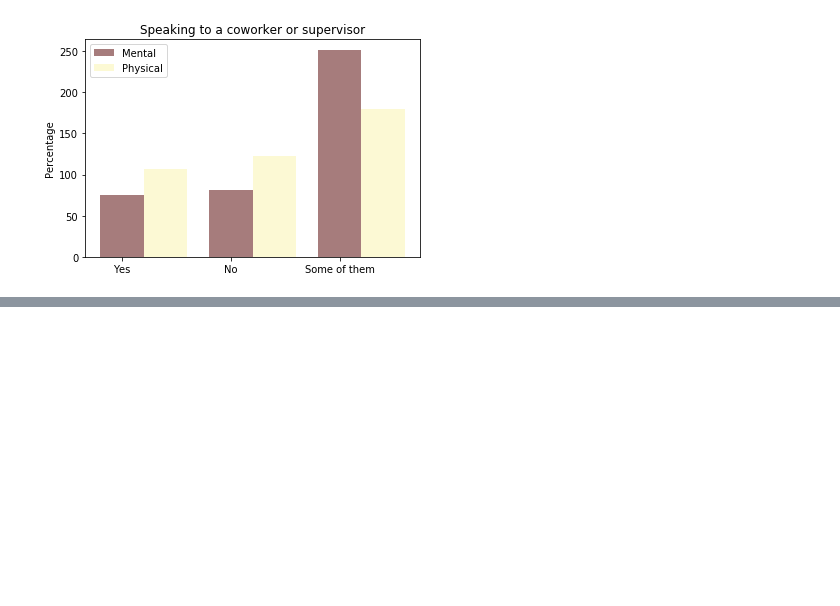
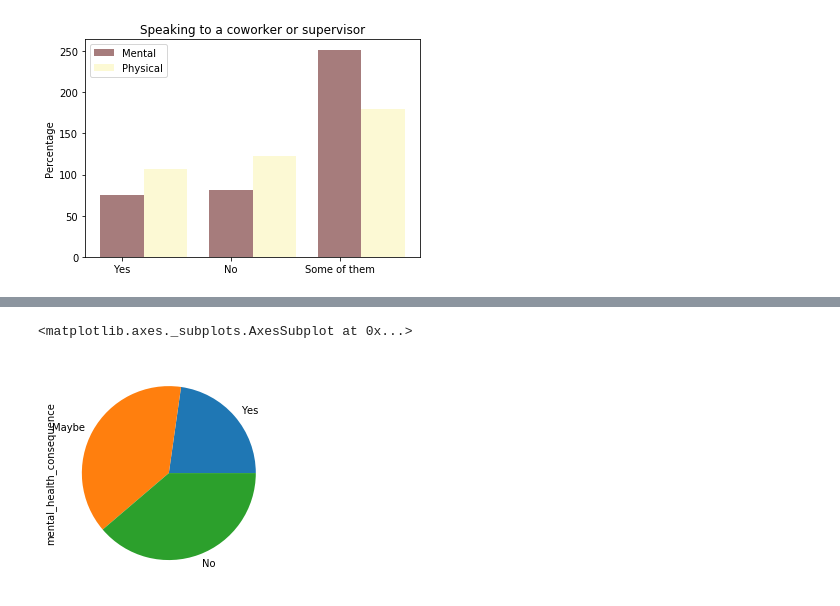
Before and after one commit to chriszapp/data-squad-32_EDA, a Jupyter notebook: tech and mental health.ipynb, the cells around one changed output, grey strips where cells are left out. Cells and saved outputs as stored; diff of their text form; code cells hidden in the pictures; blank space fills up the shorter version.

```diff
--- a/tech and mental health.ipynb
+++ b/tech and mental health.ipynb
@@ -665,0 +490,9 @@ ax.legend()
+# %%
+consequence = df[["gender","mental_health_consequence"]]
+#consequence_yes = (consequence[consequence["mental_health_consequence"]=="Yes"].value_counts()/total_companies*100).sort_values()
+
+consequence = (consequence["mental_health_consequence"].value_counts()/total_companies*100).sort_values()
+consequence.plot(kind="pie") # add actual percentage
+# %% [output]
+<matplotlib.axes._subplots.AxesSubplot at 0x...>
+[figure, added]
```
Also changed, not shown: parts of 37 cells of this notebook.
